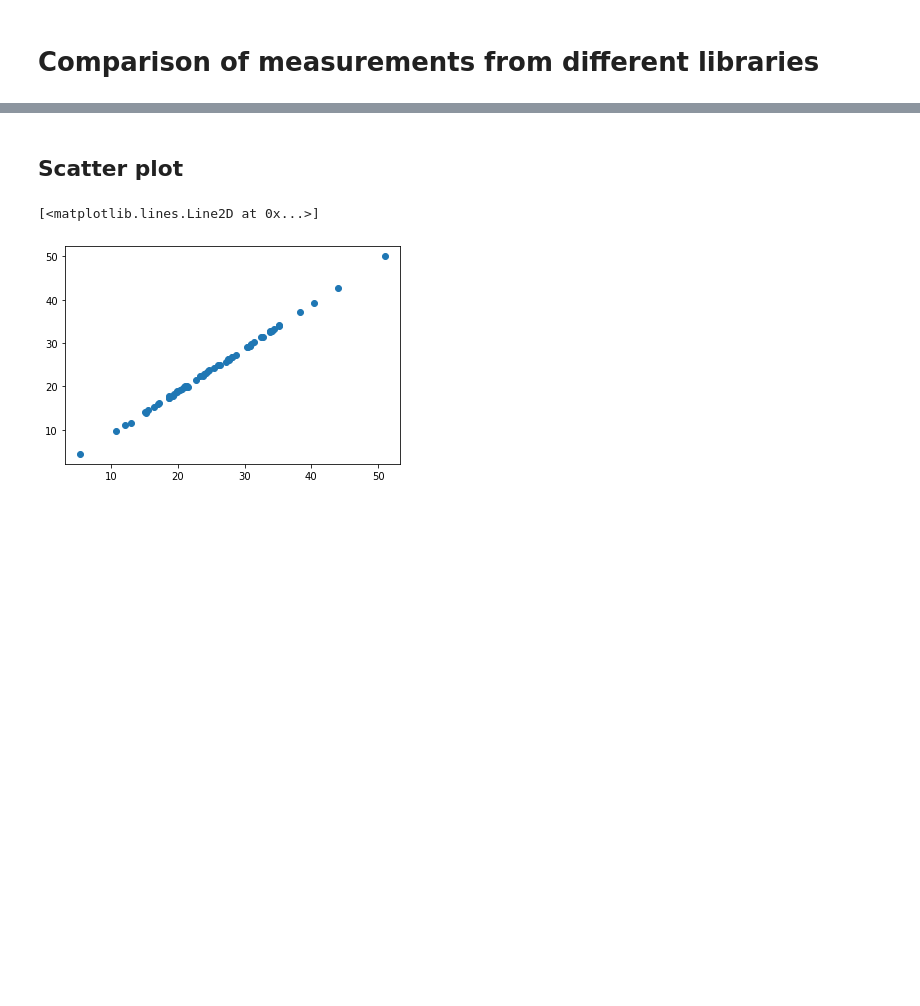
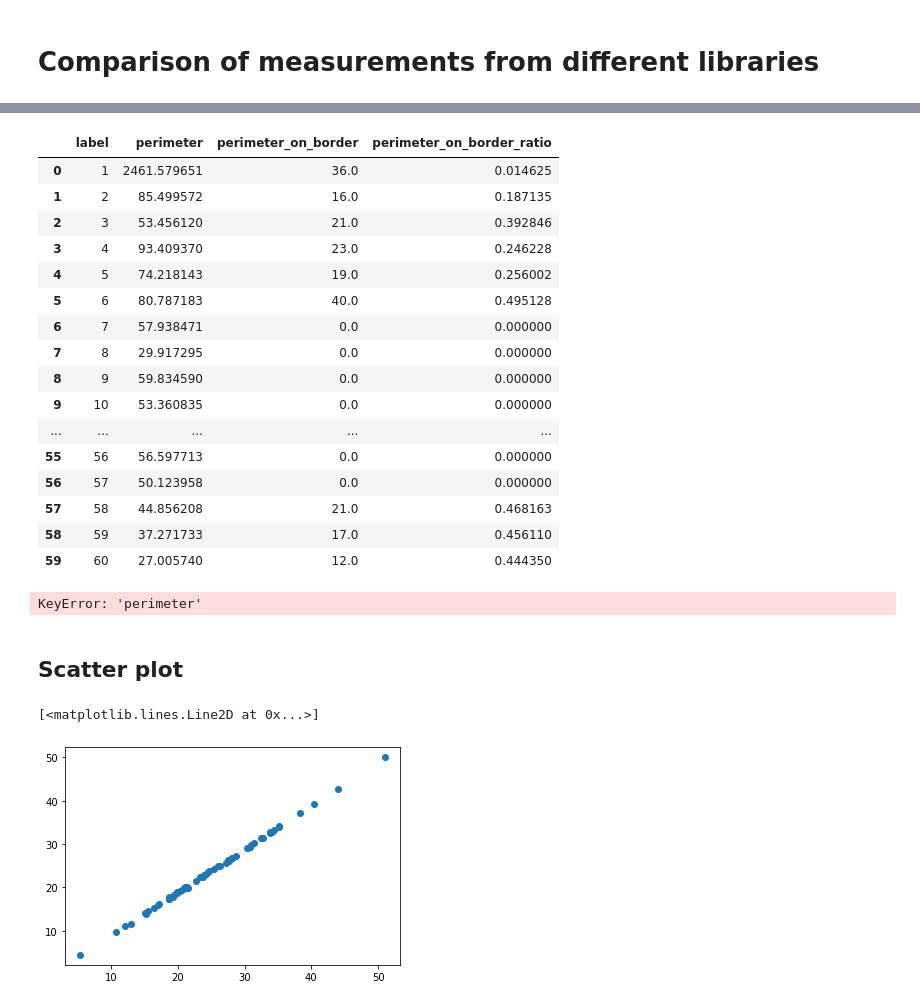
Before and after one commit to haesleinhuepf/BioImageAnalysisNotebooks, a Jupyter notebook: docs/22_feature_extraction/comparison_of_measurements_from_different_libraries.ipynb, the cells around one changed output, grey strips where cells are left out. Saved outputs shown, nothing was run; the diff lists cells and outputs as text; code cells hidden in the pictures; blank space fills up the shorter version.

```diff
--- a/docs/22_feature_extraction/comparison_of_measurements_from_different_libraries.ipynb
+++ b/docs/22_feature_extraction/comparison_of_measurements_from_different_libraries.ipynb
@@ -25,5 +41,28 @@ dict_keys(['label', 'maximum', 'mean', 'median', 'minimum', 'sigma', 'sum', 'var
+# %%
+simpleitk_statistics = label_statistics(blobs, labels, size = False, intensity = False, perimeter = True)
+simpleitk_statistics
+# %% [output]
+|  | label | perimeter | perimeter_on_border | perimeter_on_border_ratio |
+| 0 | 1 | 2461.579651 | 36.0 | 0.014625 |
+| 1 | 2 | 85.499572 | 16.0 | 0.187135 |
+| 2 | 3 | 53.456120 | 21.0 | 0.392846 |
+| 3 | 4 | 93.409370 | 23.0 | 0.246228 |
+| 4 | 5 | 74.218143 | 19.0 | 0.256002 |
+| 5 | 6 | 80.787183 | 40.0 | 0.495128 |
+| 6 | 7 | 57.938471 | 0.0 | 0.000000 |
+| 7 | 8 | 29.917295 | 0.0 | 0.000000 |
+| 8 | 9 | 59.834590 | 0.0 | 0.000000 |
+| 9 | 10 | 53.360835 | 0.0 | 0.000000 |
+| ... | ... | ... | ... | ... |
+| 55 | 56 | 56.597713 | 0.0 | 0.000000 |
+| 56 | 57 | 50.123958 | 0.0 | 0.000000 |
+| 57 | 58 | 44.856208 | 21.0 | 0.468163 |
+| 58 | 59 | 37.271733 | 17.0 | 0.456110 |
+| 59 | 60 | 27.005740 | 12.0 | 0.444350 |
 # %%
-simpleitk_perimeter = np.asarray(simpleitk_statistics['feret_diameter'])[1:]
+simpleitk_perimeter = np.asarray(simpleitk_statistics['perimeter'])[1:]
+# %% [output]
+KeyError: 'perimeter'
 # %%
 skimage_perimeter = np.asarray([s.feret_diameter_max for s in skimage_statistics])[1:]
 # %% [markdown]
```
Also changed, not shown: parts of 6 cells of this notebook, 4 other files.
